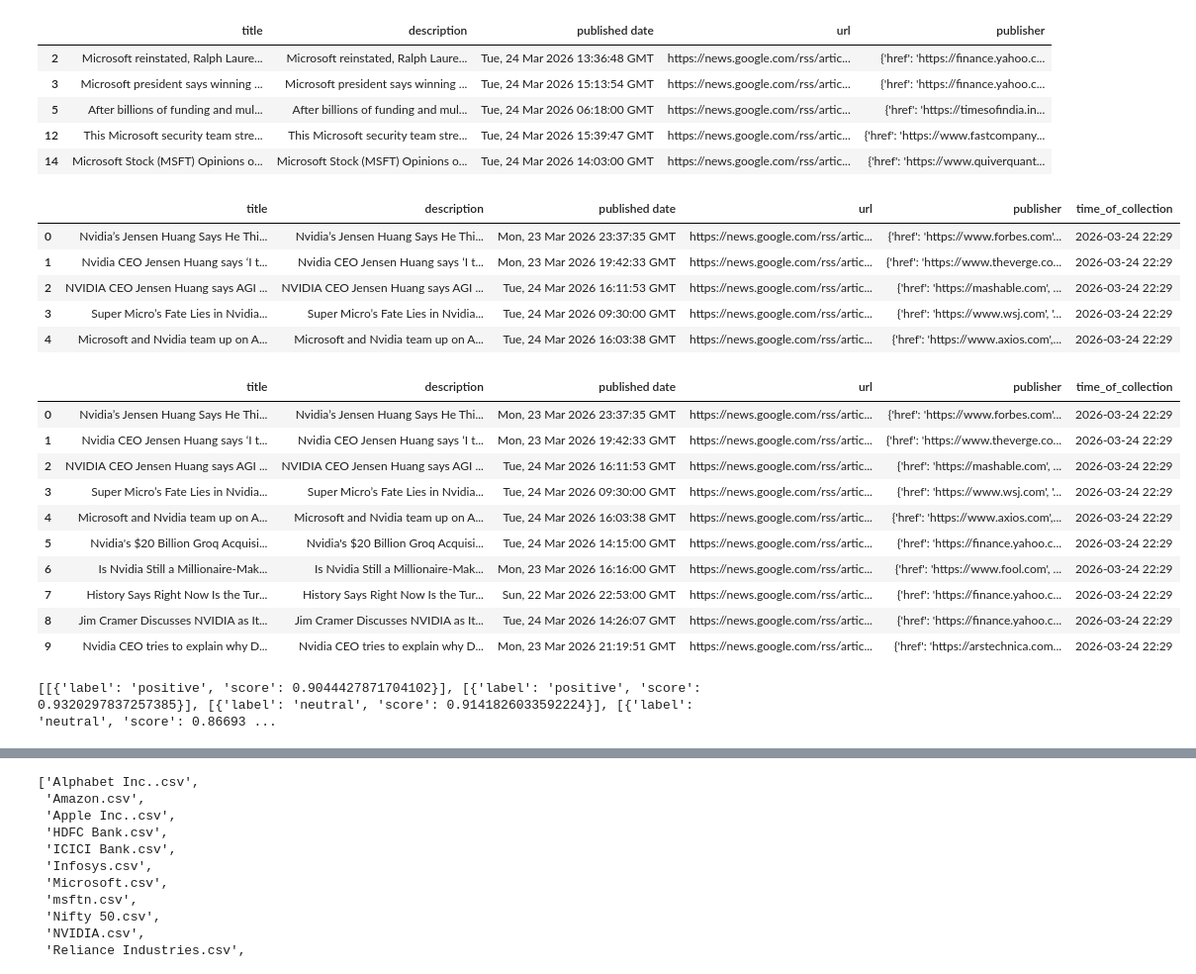
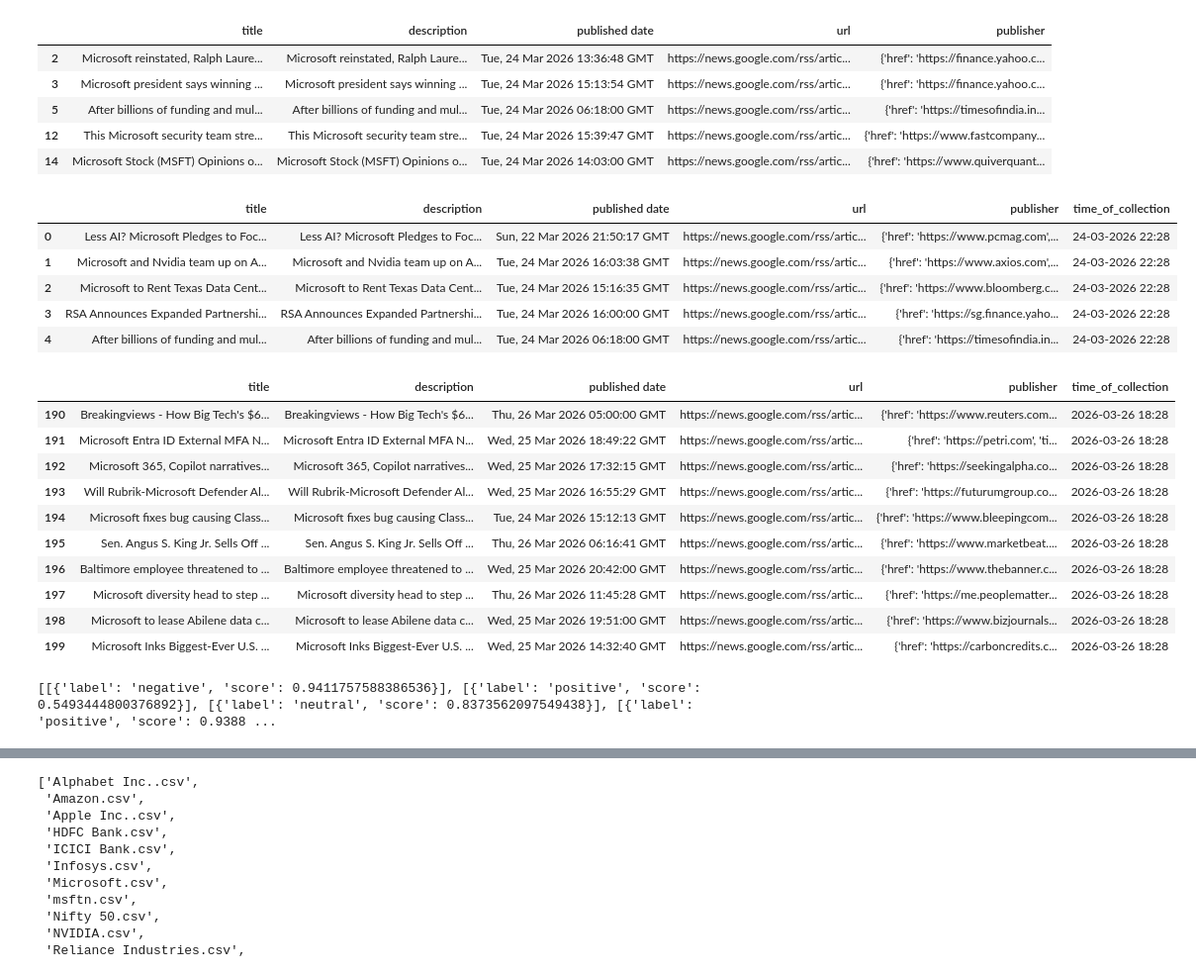
Before and after one commit to ajiteshsi/test_2, a Jupyter notebook: sentiment_gnews.ipynb, the cells around one changed output, grey strips where cells are left out. Shown at 99% size. Saved outputs shown, nothing was run; the diff lists cells and outputs as text; code cells hidden in the pictures.

```diff
--- a/sentiment_gnews.ipynb
+++ b/sentiment_gnews.ipynb
@@ -123,33 +124,33 @@ record_news(ndf,header=False)
 # %%
 del news_df
 # %%
-news_df=pd.read_csv(path+'\\NVIDIA.csv')
+news_df=pd.read_csv(path+'\\Microsoft.csv')
 news_df.head()
 # %% [output]
 |  | title | description | published date | url | publisher | time_of_collection |
-| 0 | Nvidia’s Jensen Huang Says He Thi... | Nvidia’s Jensen Huang Says He Thi... | Mon, 23 Mar 2026 23:37:35 GMT | https://news.google.com/rss/artic... | {'href': 'https://www.forbes.com'... | 2026-03-24 22:29 |
-| 1 | Nvidia CEO Jensen Huang says ‘I t... | Nvidia CEO Jensen Huang says ‘I t... | Mon, 23 Mar 2026 19:42:33 GMT | https://news.google.com/rss/artic... | {'href': 'https://www.theverge.co... | 2026-03-24 22:29 |
-| 2 | NVIDIA CEO Jensen Huang says AGI ... | NVIDIA CEO Jensen Huang says AGI ... | Tue, 24 Mar 2026 16:11:53 GMT | https://news.google.com/rss/artic... | {'href': 'https://mashable.com', ... | 2026-03-24 22:29 |
-| 3 | Super Micro’s Fate Lies in Nvidia... | Super Micro’s Fate Lies in Nvidia... | Tue, 24 Mar 2026 09:30:00 GMT | https://news.google.com/rss/artic... | {'href': 'https://www.wsj.com', '... | 2026-03-24 22:29 |
-| 4 | Microsoft and Nvidia team up on A... | Microsoft and Nvidia team up on A... | Tue, 24 Mar 2026 16:03:38 GMT | https://news.google.com/rss/artic... | {'href': 'https://www.axios.com',... | 2026-03-24 22:29 |
+| 0 | Less AI? Microsoft Pledges to Foc... | Less AI? Microsoft Pledges to Foc... | Sun, 22 Mar 2026 21:50:17 GMT | https://news.google.com/rss/artic... | {'href': 'https://www.pcmag.com',... | 24-03-2026 22:28 |
+| 1 | Microsoft and Nvidia team up on A... | Microsoft and Nvidia team up on A... | Tue, 24 Mar 2026 16:03:38 GMT | https://news.google.com/rss/artic... | {'href': 'https://www.axios.com',... | 24-03-2026 22:28 |
+| 2 | Microsoft to Rent Texas Data Cent... | Microsoft to Rent Texas Data Cent... | Tue, 24 Mar 2026 15:16:35 GMT | https://news.google.com/rss/artic... | {'href': 'https://www.bloomberg.c... | 24-03-2026 22:28 |
+| 3 | RSA Announces Expanded Partnershi... | RSA Announces Expanded Partnershi... | Tue, 24 Mar 2026 16:00:00 GMT | https://news.google.com/rss/artic... | {'href': 'https://sg.finance.yaho... | 24-03-2026 22:28 |
+| 4 | After billions of funding and mul... | After billions of funding and mul... | Tue, 24 Mar 2026 06:18:00 GMT | https://news.google.com/rss/artic... | {'href': 'https://timesofindia.in... | 24-03-2026 22:28 |
 # %%
-news_df.head(10)
+news_df.tail(10)
 # %% [output]
 |  | title | description | published date | url | publisher | time_of_collection |
-| 0 | Nvidia’s Jensen Huang Says He Thi... | Nvidia’s Jensen Huang Says He Thi... | Mon, 23 Mar 2026 23:37:35 GMT | https://news.google.com/rss/artic... | {'href': 'https://www.forbes.com'... | 2026-03-24 22:29 |
-| 1 | Nvidia CEO Jensen Huang says ‘I t... | Nvidia CEO Jensen Huang says ‘I t... | Mon, 23 Mar 2026 19:42:33 GMT | https://news.google.com/rss/artic... | {'href': 'https://www.theverge.co... | 2026-03-24 22:29 |
-| 2 | NVIDIA CEO Jensen Huang says AGI ... | NVIDIA CEO Jensen Huang says AGI ... | Tue, 24 Mar 2026 16:11:53 GMT | https://news.google.com/rss/artic... | {'href': 'https://mashable.com', ... | 2026-03-24 22:29 |
-| 3 | Super Micro’s Fate Lies in Nvidia... | Super Micro’s Fate Lies in Nvidia... | Tue, 24 Mar 2026 09:30:00 GMT | https://news.google.com/rss/artic... | {'href': 'https://www.wsj.com', '... | 2026-03-24 22:29 |
-| 4 | Microsoft and Nvidia team up on A... | Microsoft and Nvidia team up on A... | Tue, 24 Mar 2026 16:03:38 GMT | https://news.google.com/rss/artic... | {'href': 'https://www.axios.com',... | 2026-03-24 22:29 |
-| 5 | Nvidia's $20 Billion Groq Acquisi... | Nvidia's $20 Billion Groq Acquisi... | Tue, 24 Mar 2026 14:15:00 GMT | https://news.google.com/rss/artic... | {'href': 'https://finance.yahoo.c... | 2026-03-24 22:29 |
-| 6 | Is Nvidia Still a Millionaire-Mak... | Is Nvidia Still a Millionaire-Mak... | Mon, 23 Mar 2026 16:16:00 GMT | https://news.google.com/rss/artic... | {'href': 'https://www.fool.com', ... | 2026-03-24 22:29 |
-| 7 | History Says Right Now Is the Tur... | History Says Right Now Is the Tur... | Sun, 22 Mar 2026 22:53:00 GMT | https://news.google.com/rss/artic... | {'href': 'https://finance.yahoo.c... | 2026-03-24 22:29 |
-| 8 | Jim Cramer Discusses NVIDIA as It... | Jim Cramer Discusses NVIDIA as It... | Tue, 24 Mar 2026 14:26:07 GMT | https://news.google.com/rss/artic... | {'href': 'https://finance.yahoo.c... | 2026-03-24 22:29 |
-| 9 | Nvidia CEO tries to explain why D... | Nvidia CEO tries to explain why D... | Mon, 23 Mar 2026 21:19:51 GMT | https://news.google.com/rss/artic... | {'href': 'https://arstechnica.com... | 2026-03-24 22:29 |
+| 190 | Breakingviews - How Big Tech's $6... | Breakingviews - How Big Tech's $6... | Thu, 26 Mar 2026 05:00:00 GMT | https://news.google.com/rss/artic... | {'href': 'https://www.reuters.com... | 2026-03-26 18:28 |
+| 191 | Microsoft Entra ID External MFA N... | Microsoft Entra ID External MFA N... | Wed, 25 Mar 2026 18:49:22 GMT | https://news.google.com/rss/artic... | {'href': 'https://petri.com', 'ti... | 2026-03-26 18:28 |
+| 192 | Microsoft 365, Copilot narratives... | Microsoft 365, Copilot narratives... | Wed, 25 Mar 2026 17:32:15 GMT | https://news.google.com/rss/artic... | {'href': 'https://seekingalpha.co... | 2026-03-26 18:28 |
+| 193 | Will Rubrik-Microsoft Defender Al... | Will Rubrik-Microsoft Defender Al... | Wed, 25 Mar 2026 16:55:29 GMT | https://news.google.com/rss/artic... | {'href': 'https://futurumgroup.co... | 2026-03-26 18:28 |
+| 194 | Microsoft fixes bug causing Class... | Microsoft fixes bug causing Class... | Tue, 24 Mar 2026 15:12:13 GMT | https://news.google.com/rss/artic... | {'href': 'https://www.bleepingcom... | 2026-03-26 18:28 |
+| 195 | Sen. Angus S. King Jr. Sells Off ... | Sen. Angus S. King Jr. Sells Off ... | Thu, 26 Mar 2026 06:16:41 GMT | https://news.google.com/rss/artic... | {'href': 'https://www.marketbeat.... | 2026-03-26 18:28 |
+| 196 | Baltimore employee threatened to ... | Baltimore employee threatened to ... | Wed, 25 Mar 2026 20:42:00 GMT | https://news.google.com/rss/artic... | {'href': 'https://www.thebanner.c... | 2026-03-26 18:28 |
+| 197 | Microsoft diversity head to step ... | Microsoft diversity head to step ... | Thu, 26 Mar 2026 11:45:28 GMT | https://news.google.com/rss/artic... | {'href': 'https://me.peoplematter... | 2026-03-26 18:28 |
+| 198 | Microsoft to lease Abilene data c... | Microsoft to lease Abilene data c... | Wed, 25 Mar 2026 19:51:00 GMT | https://news.google.com/rss/artic... | {'href': 'https://www.bizjournals... | 2026-03-26 18:28 |
+| 199 | Microsoft Inks Biggest-Ever U.S. ... | Microsoft Inks Biggest-Ever U.S. ... | Wed, 25 Mar 2026 14:32:40 GMT | https://news.google.com/rss/artic... | {'href': 'https://carboncredits.c... | 2026-03-26 18:28 |
 # %%
 acquire_sentiment(news_df)
 # %% [output]
-[[{'label': 'positive', 'score': 0.9044427871704102}], [{'label': 'positive', 'score': 0.9320297837257385}], [{'label': 'neutral', 'score': 0.9141826033592224}], [{'label': 'neutral', 'score': 0.86693 ...
+[[{'label': 'negative', 'score': 0.9411757588386536}], [{'label': 'positive', 'score': 0.5493444800376892}], [{'label': 'neutral', 'score': 0.8373562097549438}], [{'label': 'positive', 'score': 0.9388 ...
 # %%
 news_df.head()
 # %% [output]
```
Also changed, not shown: parts of 10 cells of this notebook.
